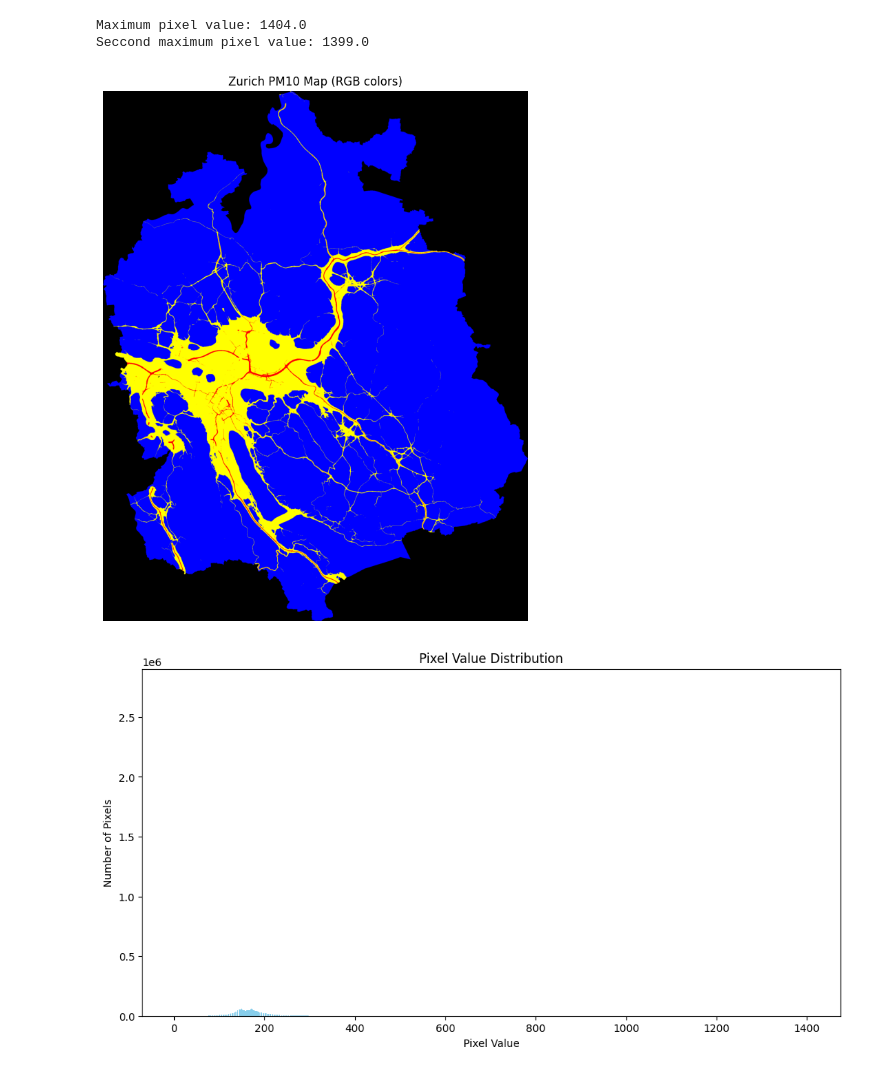
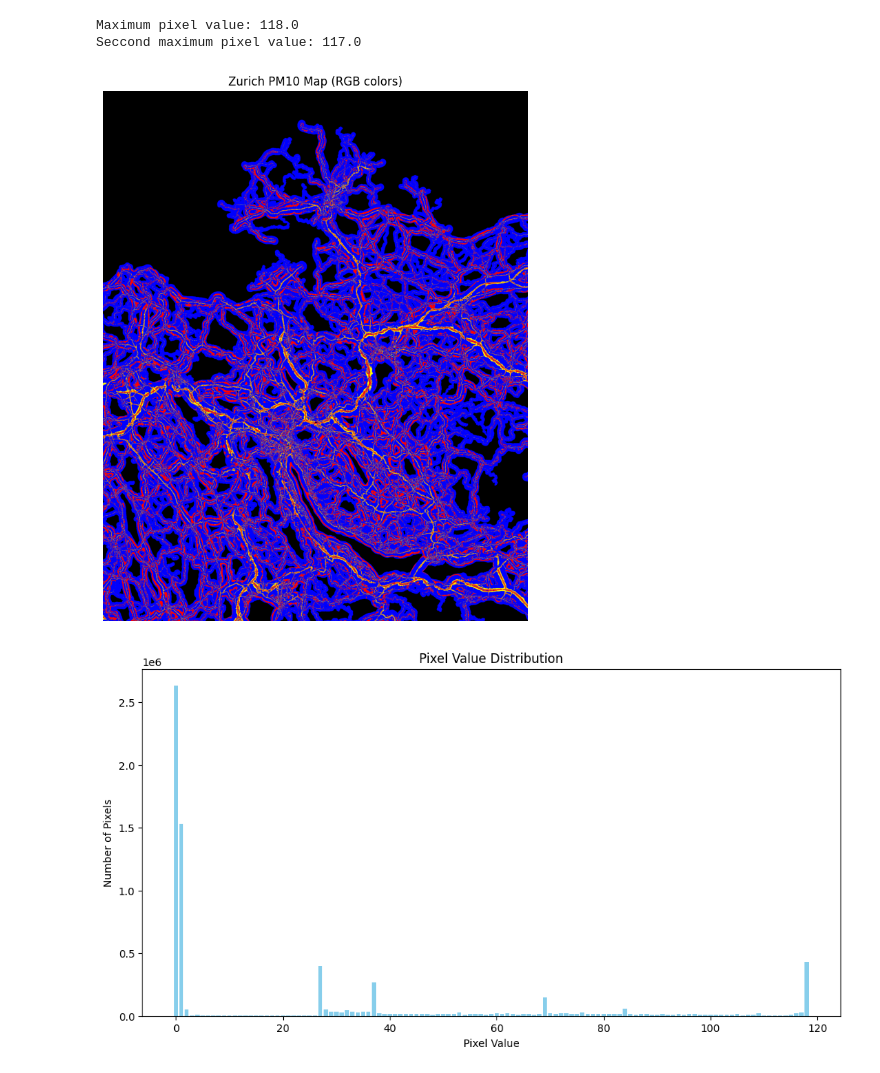
Before and after one commit to JanKoch99/urban-computing, a Jupyter notebook: fuzzy-script/PixelValueDistribution.ipynb, the cells around one changed output. Drawn from its saved outputs; the diff is of its cells as text; code cells hidden in the pictures.

Commit message:
Added no2 ozon and noise

```diff
--- a/fuzzy-script/PixelValueDistribution.ipynb
+++ b/fuzzy-script/PixelValueDistribution.ipynb
@@ -4,43 +4,44 @@ import matplotlib.pyplot as plt
 import rasterio
 
 # --- LOAD THE TIFF FILE ---
-input_file = "../geoserver_data/data/ozon.tif"
+input_file = "../geoserver_data/data/laerm.tif"
 
 with rasterio.open(input_file) as src:
     data = src.read(1).astype(float)  # convert to float to avoid overflow
 
 # --- CREATE AN RGB IMAGE ---
 # Initialize an empty array with 3 channels (height x width x 3)
 result = np.zeros((data.shape[0], data.shape[1], 3), dtype=np.uint8)
 
 # Apply the color rules
 result[data < 1] = [0,0,0]
-result[(data >= 1) & (data <= 209)] = [0, 0, 255]               # Blue
-result[(data >= 209) & (data <= 356)] = [255, 255, 0]  # Yellow
-result[data > 356] = [255, 0, 0]                  # Red
+result[(data >= 1) & (data <= 73)] = [0, 0, 255]               # Blue
+result[(data >= 73) & (data <= 88)] = [255, 255, 0]  # Yellow
+result[data > 88] = [255, 0, 0]                  # Red
+
 
 max_value = data.max()
 print(f"Maximum pixel value: {max_value}")
 second_max = np.max(data[data != max_value])
 print(f"Seccond maximum pixel value: {second_max}")
 # --- DISPLAY USING MATPLOTLIB ---
 plt.figure(figsize=(10, 10))
 plt.imshow(result)
 plt.title("Zurich PM10 Map (RGB colors)")
 plt.axis("off")
 plt.show()
 
 values, counts = np.unique(data, return_counts=True)
 
 # --- PLOT THE PIXEL VALUE DISTRIBUTION ---
 plt.figure(figsize=(12, 6))
 plt.bar(values, counts, color='skyblue')
 plt.title("Pixel Value Distribution")
 plt.xlabel("Pixel Value")
 plt.ylabel("Number of Pixels")
 plt.show()
 # %% [output]
-Maximum pixel value: 1404.0
-Seccond maximum pixel value: 1399.0
+Maximum pixel value: 118.0
+Seccond maximum pixel value: 117.0
-[figure, old version]
+[figure, new version]
-[figure, old version]
+[figure, new version]
```
Also changed, not shown: 4 other files.
